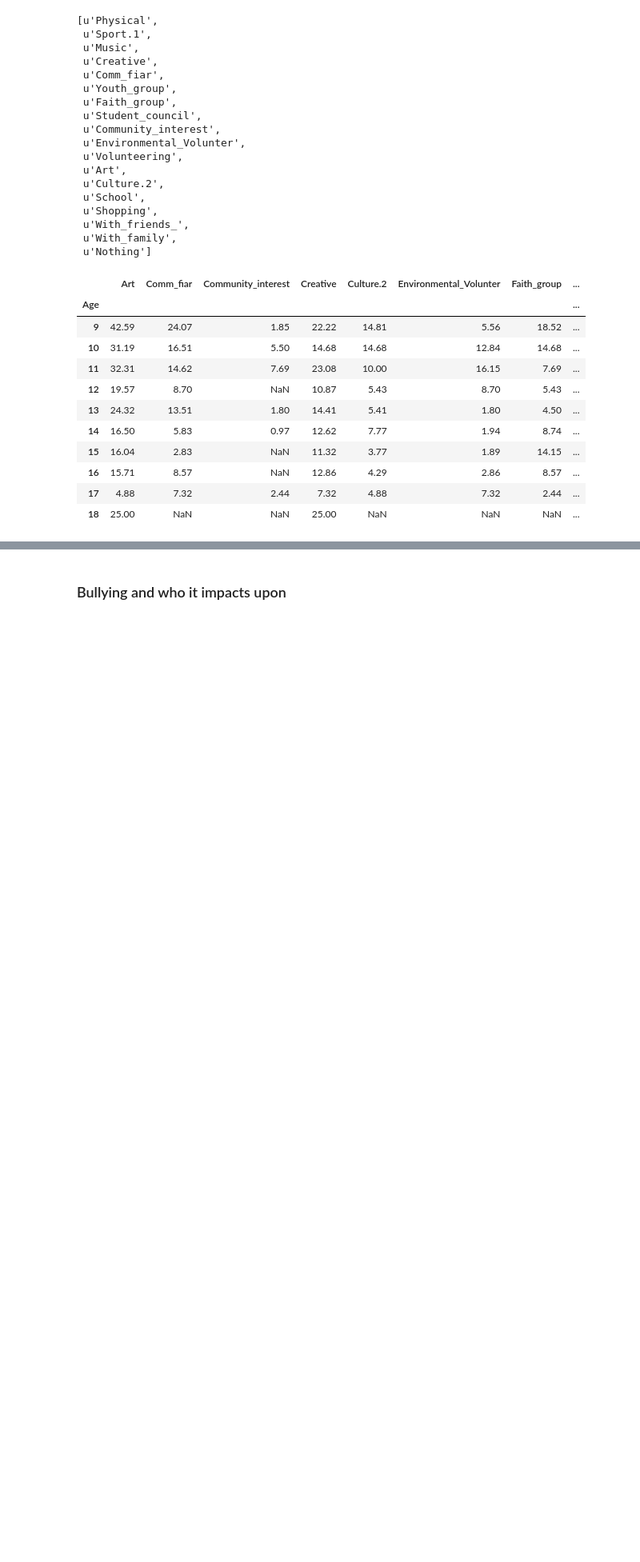
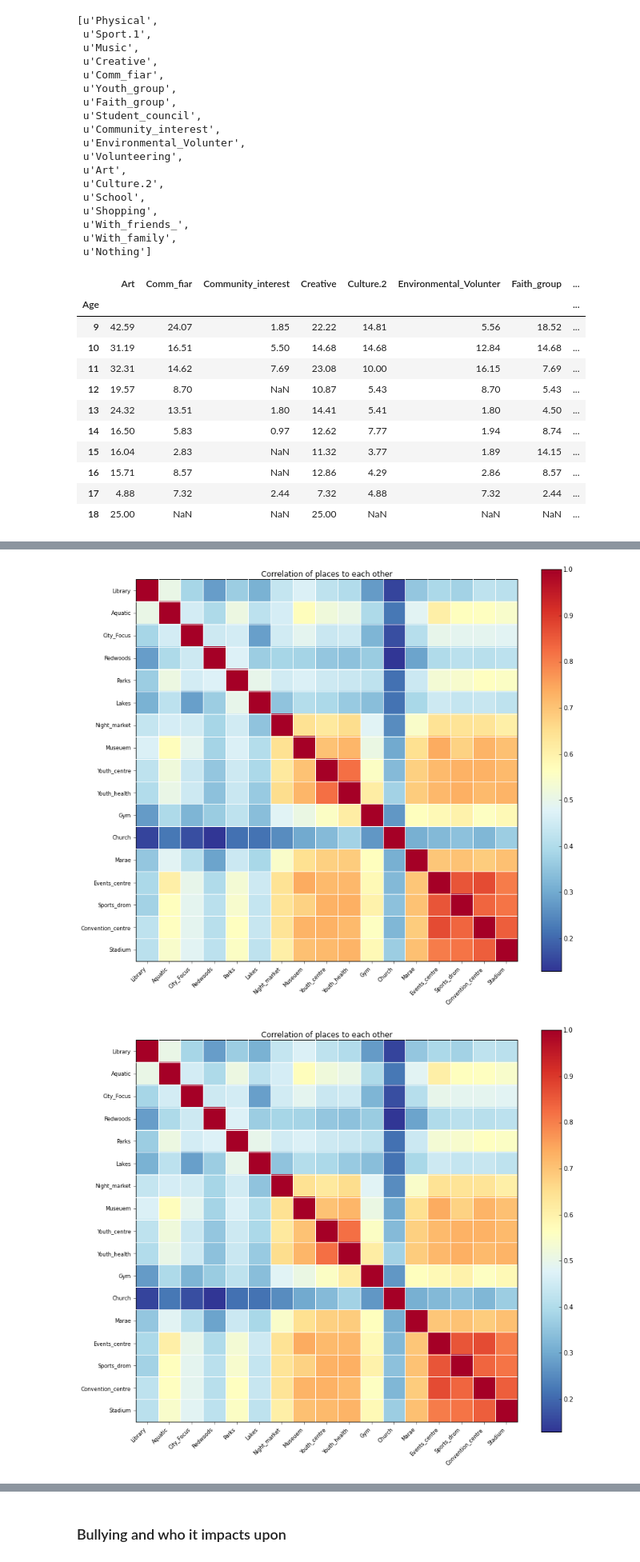
Before and after one commit to hillbs/Differential-Equations-and-Linear-Algebra, a Jupyter notebook: Youth_survey_git.ipynb, the cells around one changed output, grey strips where cells are left out. Shown at 80% size. Drawn from its saved outputs; the diff is of its cells as text; code cells hidden in the pictures; blank space fills up the shorter version.

```diff
--- a/Youth_survey_git.ipynb
+++ b/Youth_survey_git.ipynb
@@ -1311,3 +1368,8 @@ table5
+# %%
+sm.graphics.plot_corr(place_corr,xnames=place_list,title='Correlation of places to each other')
+# %% [output]
+[figure, added]
+[figure, added]
 # %%
 #Ignore these analyses Leigh
 import statsmodels.api as sm
```
Also changed, not shown: parts of 13 cells of this notebook.
